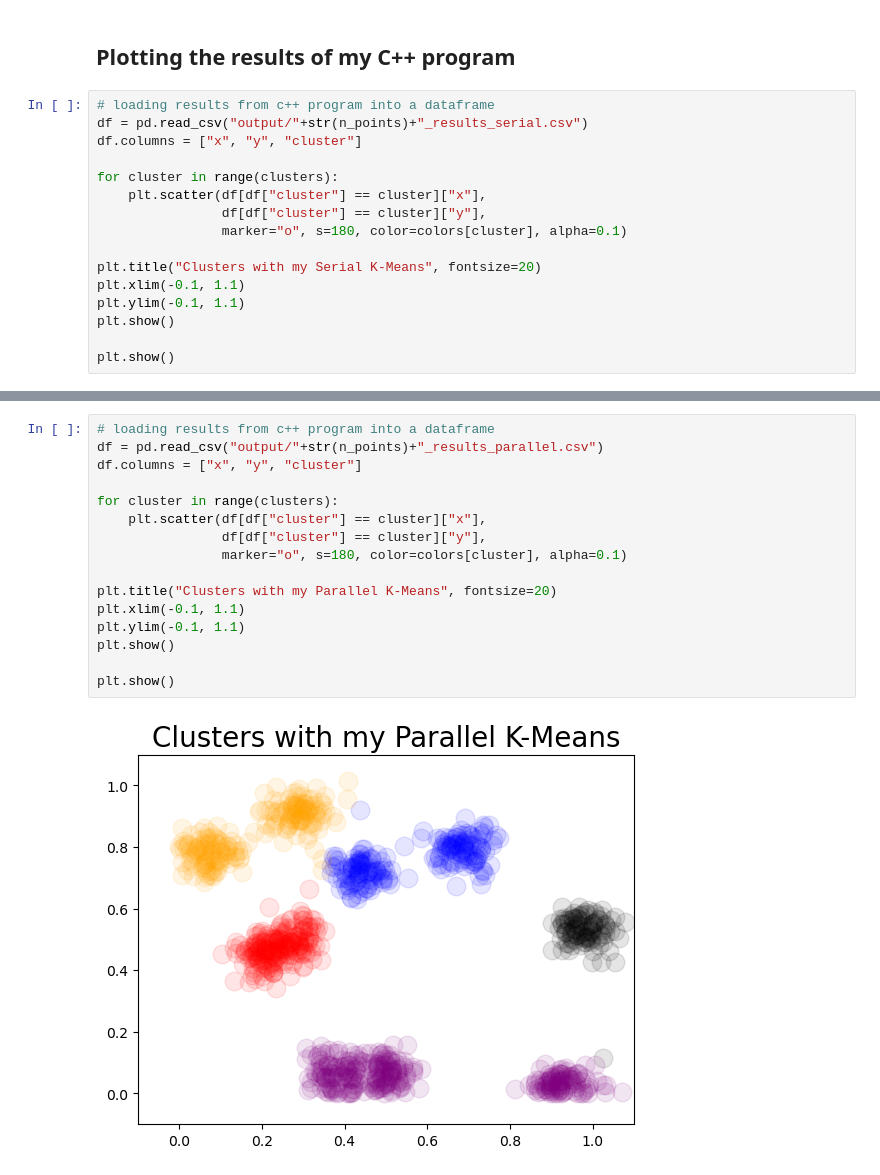
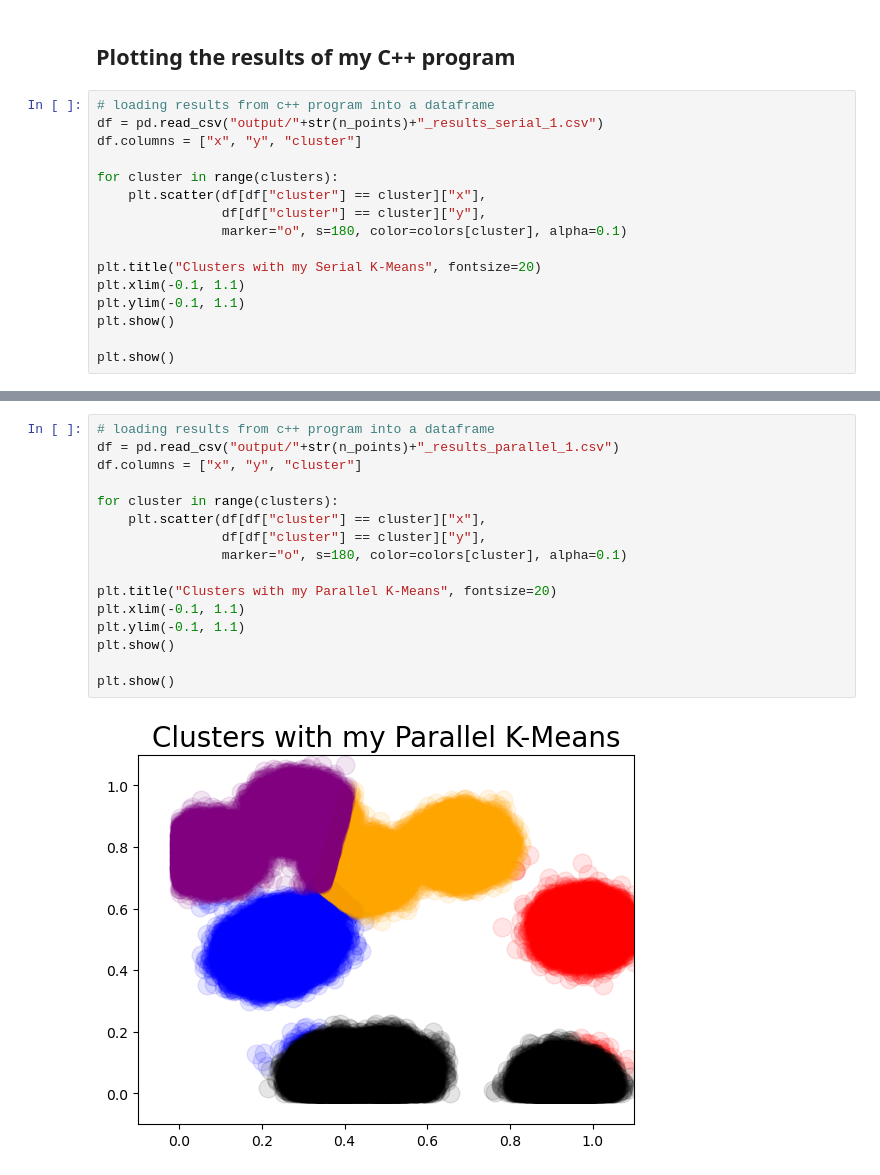
Before and after one commit to guillermoArr/K-Means-OMP, a Jupyter notebook: synthetic_clusters.ipynb, the cells around one changed output, grey strips where cells are left out. Cells and saved outputs as stored; diff of their text form.

```diff
--- a/synthetic_clusters.ipynb
+++ b/synthetic_clusters.ipynb
@@ -59,7 +56,7 @@ plt.show()
 ## Plotting the results of my C++ program
 # %%
 # loading results from c++ program into a dataframe
-df = pd.read_csv("output/"+str(n_points)+"_results_serial.csv")
+df = pd.read_csv("output/"+str(n_points)+"_results_serial_1.csv")
 df.columns = ["x", "y", "cluster"]
 
 for cluster in range(clusters):
@@ -78,18 +75,18 @@ plt.show()
 # %%
 # loading results from c++ program into a dataframe
-df = pd.read_csv("output/"+str(n_points)+"_results_parallel.csv")
+df = pd.read_csv("output/"+str(n_points)+"_results_parallel_1.csv")
 df.columns = ["x", "y", "cluster"]
 
 for cluster in range(clusters):
     plt.scatter(df[df["cluster"] == cluster]["x"],
                 df[df["cluster"] == cluster]["y"],
                 marker="o", s=180, color=colors[cluster], alpha=0.1)
 
 plt.title("Clusters with my Parallel K-Means", fontsize=20)
 plt.xlim(-0.1, 1.1)
 plt.ylim(-0.1, 1.1)
 plt.show()
 
 plt.show()
 # %% [output]
-[figure, old version]
+[figure, new version]
```
Also changed, not shown: parts of 3 cells of this notebook, 2 other files.
